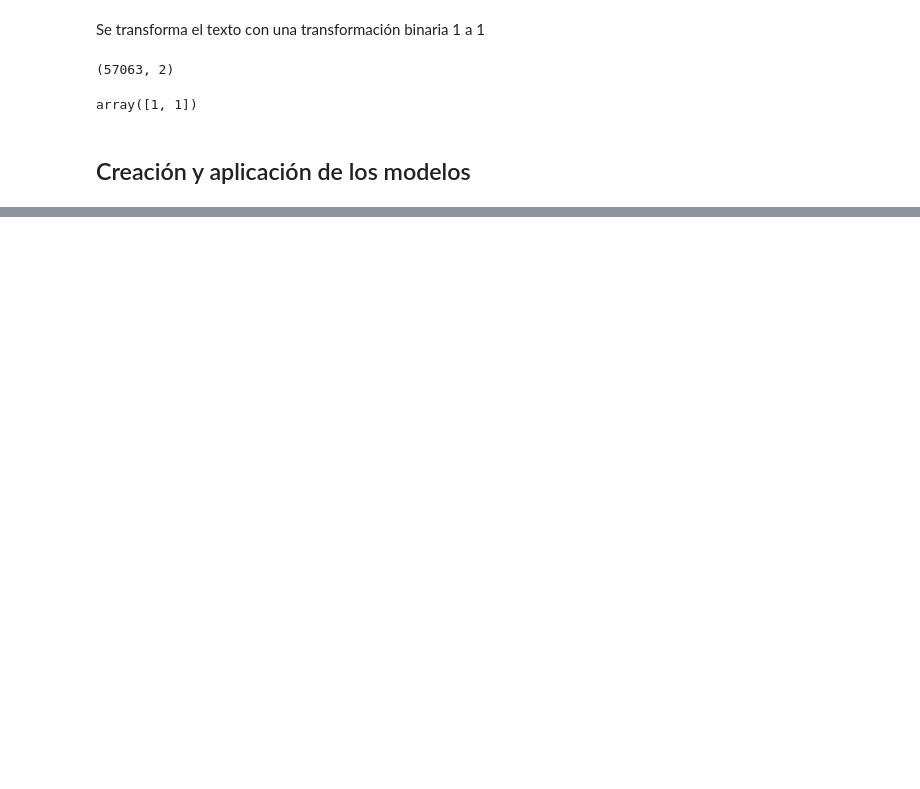
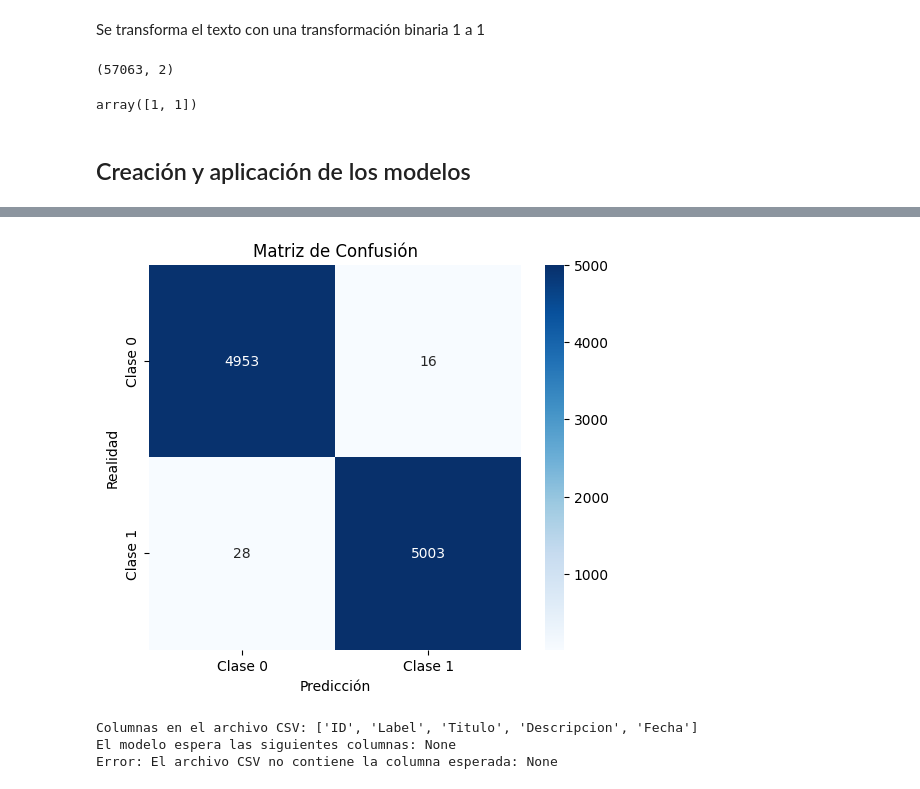
Before and after one commit to Jdpf28/Proyecto1, a Jupyter notebook: proyecto1.ipynb, the cells around one changed output, grey strips where cells are left out. Saved outputs shown, nothing was run; the diff lists cells and outputs as text; code cells hidden in the pictures; blank space fills up the shorter version.

```diff
--- a/proyecto1.ipynb
+++ b/proyecto1.ipynb
@@ -529,0 +763,71 @@ print(f"F1-Score: {f1:.2f}")
+# %%
+import matplotlib.pyplot as plt
+import seaborn as sns
+from sklearn.metrics import confusion_matrix
+from sklearn.model_selection import train_test_split
+
+# Dividir datos en entrenamiento y prueba
+X_train, X_test, y_train, y_test = train_test_split(X, y, test_size=0.2, random_state=42)
+
+# Predecir en el conjunto de prueba
+y_pred = best_model.predict(X_test)
+
+# Calcular matriz de confusión
+cm = confusion_matrix(y_test, y_pred)
+
+# Graficar la matriz de confusión
+plt.figure(figsize=(6, 5))
+sns.heatmap(cm, annot=True, fmt="d", cmap="Blues", xticklabels=["Clase 0", "Clase 1"], yticklabels=["Clase 0", "Clase 1"])
+plt.xlabel("Predicción")
+plt.ylabel("Realidad")
+plt.title("Matriz de Confusión")
+plt.show()
+# %% [output]
+[figure, added]
+# %%
+import pandas as pd
+import pickle
+from datetime import datetime
+
+# Cargar el modelo entrenado
+with open("modelo_xgboostbest.pkl", "rb") as file:
+    best_model = pickle.load(file)
+
+# Cargar los datos de prueba
+df_original = pd.read_csv("fake_news_spanish.csv", sep=";")
+
+# Verificar qué columnas tiene el CSV original
+print("Columnas en el archivo CSV:", df_original.columns.tolist())
+
+# Seleccionar solo las columnas que el modelo espera
+try:
+    feature_names = best_model.get_booster().feature_names  # Obtener nombres de las features del modelo
+    print("El modelo espera las siguientes columnas:", feature_names)
+
+    # Filtrar las columnas correctas para X_test
+    X_test = df_original[feature_names]
+
+    # Verificar si X_test quedó vacío
+    if X_test.shape[1] == 0:
+        raise ValueError("Error: X_test no tiene columnas después del filtrado.")
+
+    # Generar predicciones con el modelo cargado
+    df_original["Etiqueta Predicha"] = best_model.predict(X_test)
+
+    # Crear un nombre de archivo único
+    timestamp = datetime.now().strftime("%Y%m%d_%H%M%S")
+    filename = f"fake_news_spanish_pred_{timestamp}.csv"
+
+    # Guardar el archivo con el mismo formato original
+    df_original.to_csv(filename, sep=";", index=False)
+
+    print(f"Archivo generado correctamente: {filename}")
+
+except KeyError as e:
+    print(f"Error: El archivo CSV no contiene la columna esperada: {e}")
+except ValueError as e:
+    print(e)
+# %% [output]
+Columnas en el archivo CSV: ['ID', 'Label', 'Titulo', 'Descripcion', 'Fecha']
+El modelo espera las siguientes columnas: None
+Error: El archivo CSV no contiene la columna esperada: None
```
Also changed, not shown: parts of 26 cells of this notebook.
